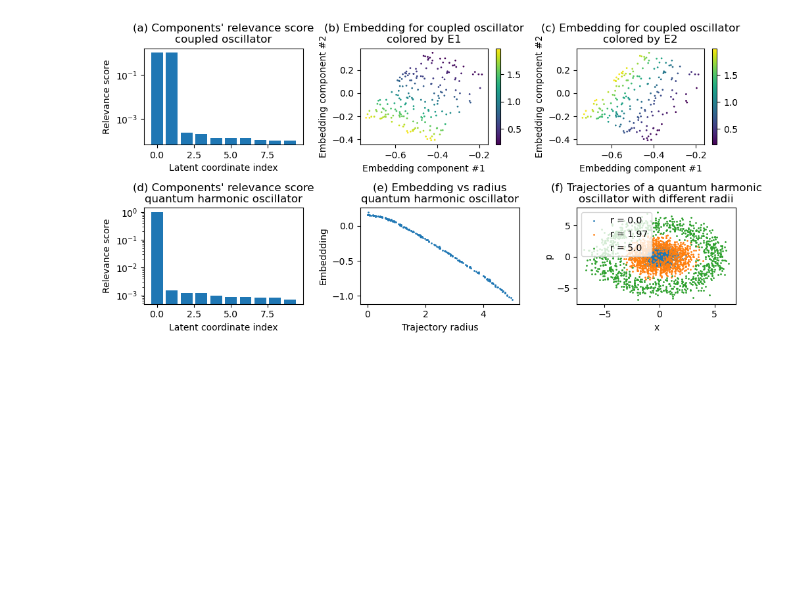
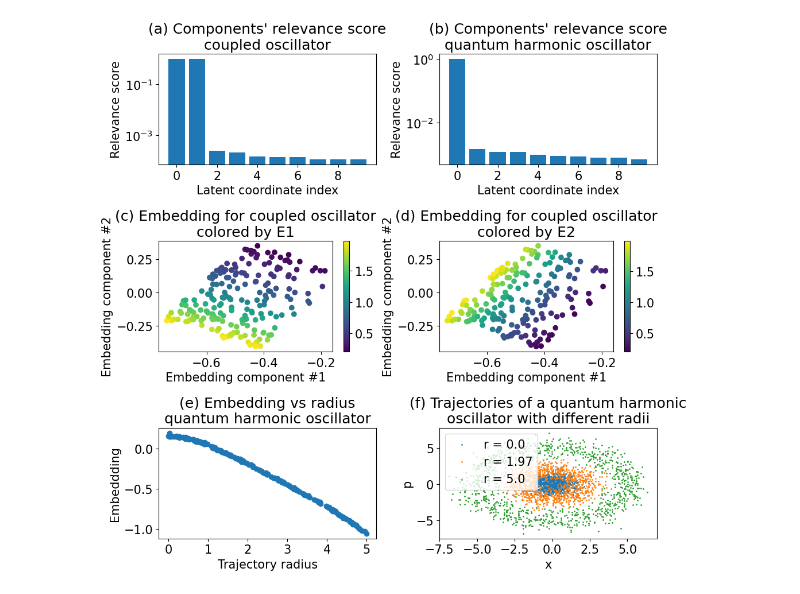
Before and after one commit to antoniibelyshev/BMDS, a Jupyter notebook: physical_systems.ipynb, the cells around one changed output. Saved outputs shown, nothing was run; the diff lists cells and outputs as text; code cells hidden in the pictures; blank space fills up the shorter version.

```diff
--- a/physical_systems.ipynb
+++ b/physical_systems.ipynb
@@ -32,39 +32,45 @@ embedding_co = vbe_co.embed(dmat_co_sqr.to(vbe_co.device))
 relevance_qho = sorted(vbe_qho.relevance_score(), reverse=True)
 embedding_qho = vbe_qho.embed(dmat_qho_sqr.to(vbe_qho.device))
 # %%
-plt.figure(figsize=(10, 5))
+plt.rcParams["font.size"] = 15
+plt.figure(figsize=(10, 10))
 
-plt.subplot(2, 3, 1)
+
+plt.subplot(3, 2, 1)
 plot_relevance(relevance_co[:10], "coupled oscillator", "a")
 
-for i, param in enumerate(params_co.T):
-    plt.subplot(2, 3, i + 2)
-    plt.scatter(*embedding_co.T, c=param, s=1)
+
+plt.subplot(3, 2, 2)
+plot_relevance(relevance_qho[:10], "quantum harmonic oscillator", "b")
+
+
+for i, param in enumerate(params_co.T, 1):
+    plt.subplot(3, 2, i + 2)
+    plt.scatter(*embedding_co.T, c=param)
     plt.xlabel("Embedding component #1")
     plt.ylabel("Embedding component #2")
-    plt.title(f"({['b', 'c'][i]}) Embedding for coupled oscillator\ncolored by E{i + 1}")
+    plt.title(f"({'c' if i == 1 else 'd'}) Embedding for coupled oscillator\ncolored by E{i}")
     plt.colorbar()
 
-plt.subplot(2, 3, 4)
-plot_relevance(relevance_qho[:10], "quantum harmonic oscillator", "d")
 
-plt.subplot(2, 3, 5)
-plt.scatter(params_qho[:, 0], embedding_qho[:, 0], s=1)
+plt.subplot(3, 2, 5)
+plt.scatter(params_qho[:, 0], embedding_qho[:, 0])
 plt.xlabel("Trajectory radius")
 plt.ylabel("Embeddding")
 plt.title("(e) Embedding vs radius\nquantum harmonic oscillator")
 
-plt.subplot(2, 3, 6)
+plt.subplot(3, 2, 6)
 idx = np.argsort(params_qho[:, 0])[(np.arange(3) * (len(params_qho) - 1) / 2).astype(int)]
 for i in idx:
     plt.scatter(*traj_qho[i].T, label=f"r = {round(params_qho[i, 0], 2)}", s=1)
 plt.legend()
 plt.xlabel("x")
 plt.ylabel("p")
 plt.title("(f) Trajectories of a quantum harmonic\noscillator with different radii")
 
+
 plt.tight_layout()
 plt.savefig("physical_systems_graphs.pdf")
 plt.show()
 # %% [output]
-[figure, old version]
+[figure, new version]
```
Also changed, not shown: 9 other files.
